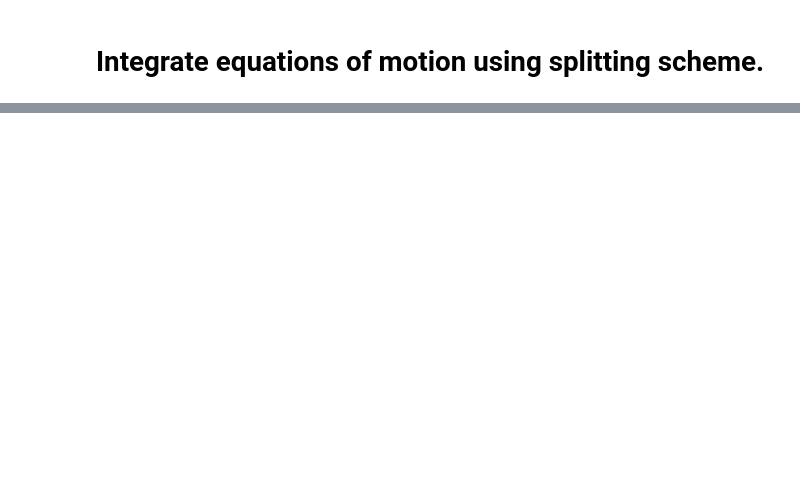
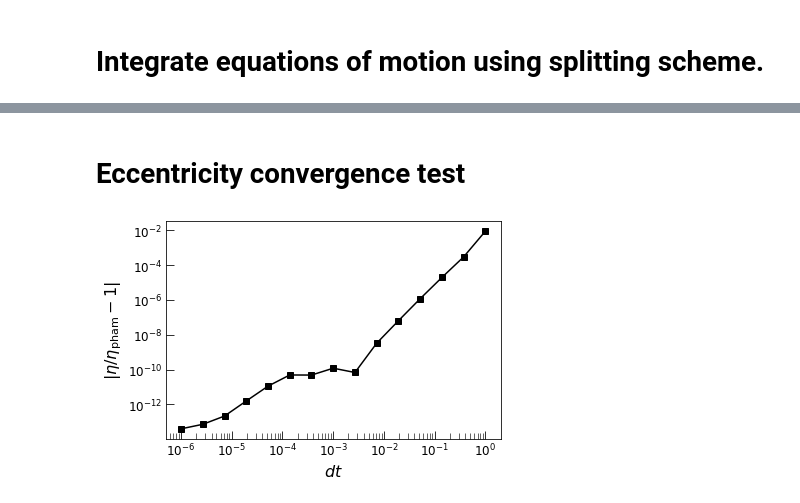
Before and after one commit to shadden/InstabilitiesOfCompactSystems, a Jupyter notebook: notebooks/SplittingMethodTest.ipynb, the cells around one changed output, grey strips where cells are left out. Drawn from its saved outputs; the diff is of its cells as text; code cells hidden in the pictures; blank space fills up the shorter version.

Commit message:
added 'eccentricity' convergence test

```diff
--- a/notebooks/SplittingMethodTest.ipynb
+++ b/notebooks/SplittingMethodTest.ipynb
@@ -209,0 +224,28 @@ for i in range(5):
+# %% [markdown]
+# Eccentricity convergence test
+# %%
+Niter = 1
+eta = np.zeros(15)
+delta_eta = np.zeros(15)
+hvals = np.geomspace(1,1e-6,15)
+for k,h in enumerate(hvals):
+    pham.state.t = 0
+    pham.state.values = pham_inits
+    pham.integrate(Niter*h)
+    x,l,L = x0.copy(),l0.copy(),L0.copy()
+    for i in range(Niter):
+        x,l,L = H0soln(x,l,L,0.5*h,GMmvec)
+        x,l,L = H1soln(x,l,L,h,Afn,bfn,grad_Afn,grad_bfn,getOmegaMatrix(5),5)
+        x,l,L = H0soln(x,l,L,0.5*h,GMmvec)
+    delta_eta[k] = (pham.state.values[1] - x[0])/pham.state.values[1]
+    eta[k] = x[0]
+# %%
+plt.plot(hvals,np.abs(delta_eta),'ks-')
+plt.xscale('log')
+plt.yscale('log')
+plt.ylabel(r"$|\eta/\eta_\mathrm{pham}-1|$",fontsize=16)
+plt.xlabel(r"$dt$",fontsize=16)
+plt.tick_params(labelsize=12,direction='in',size=8)
+plt.tick_params(which='minor',direction='in',size=6)
+# %% [output]
+[figure, added]
```
Also changed, not shown: parts of 7 cells of this notebook.
